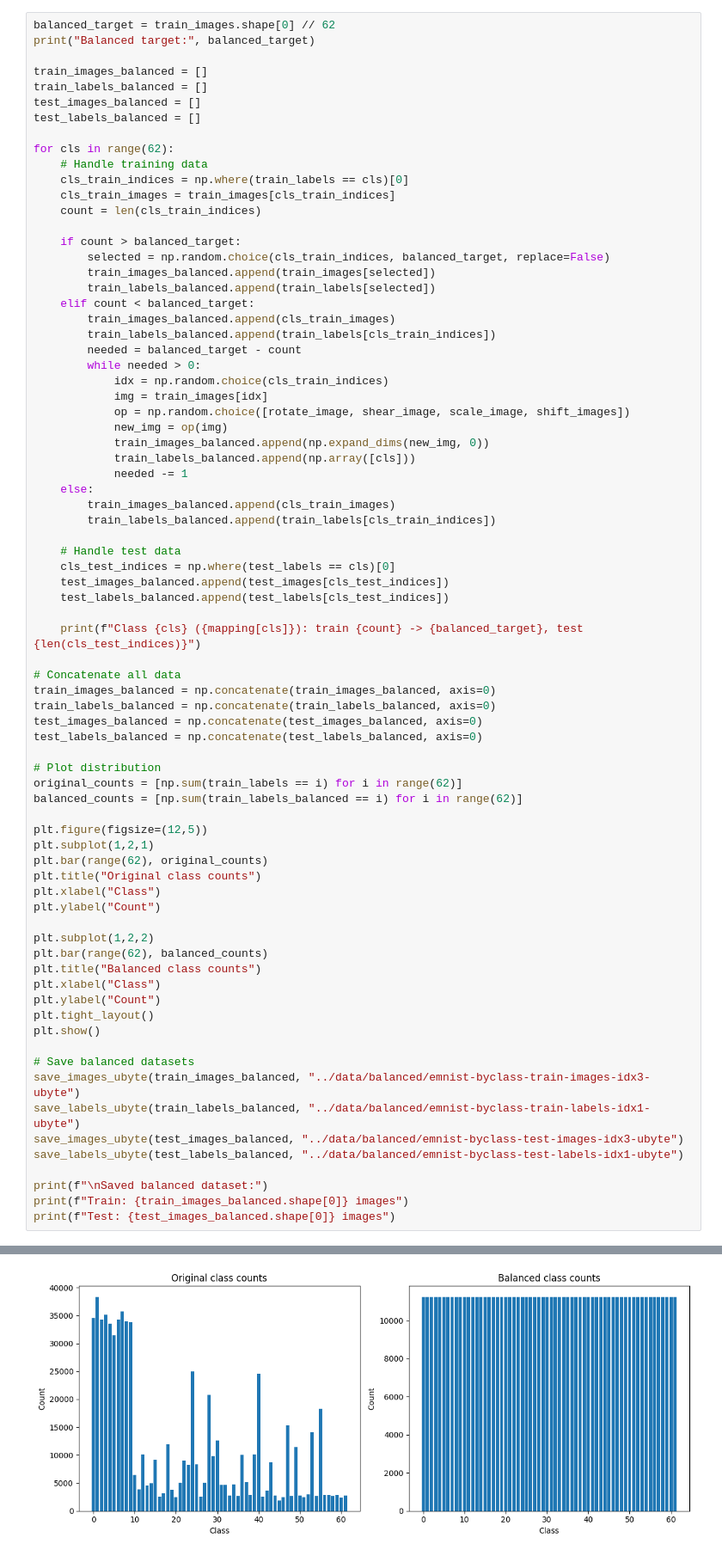
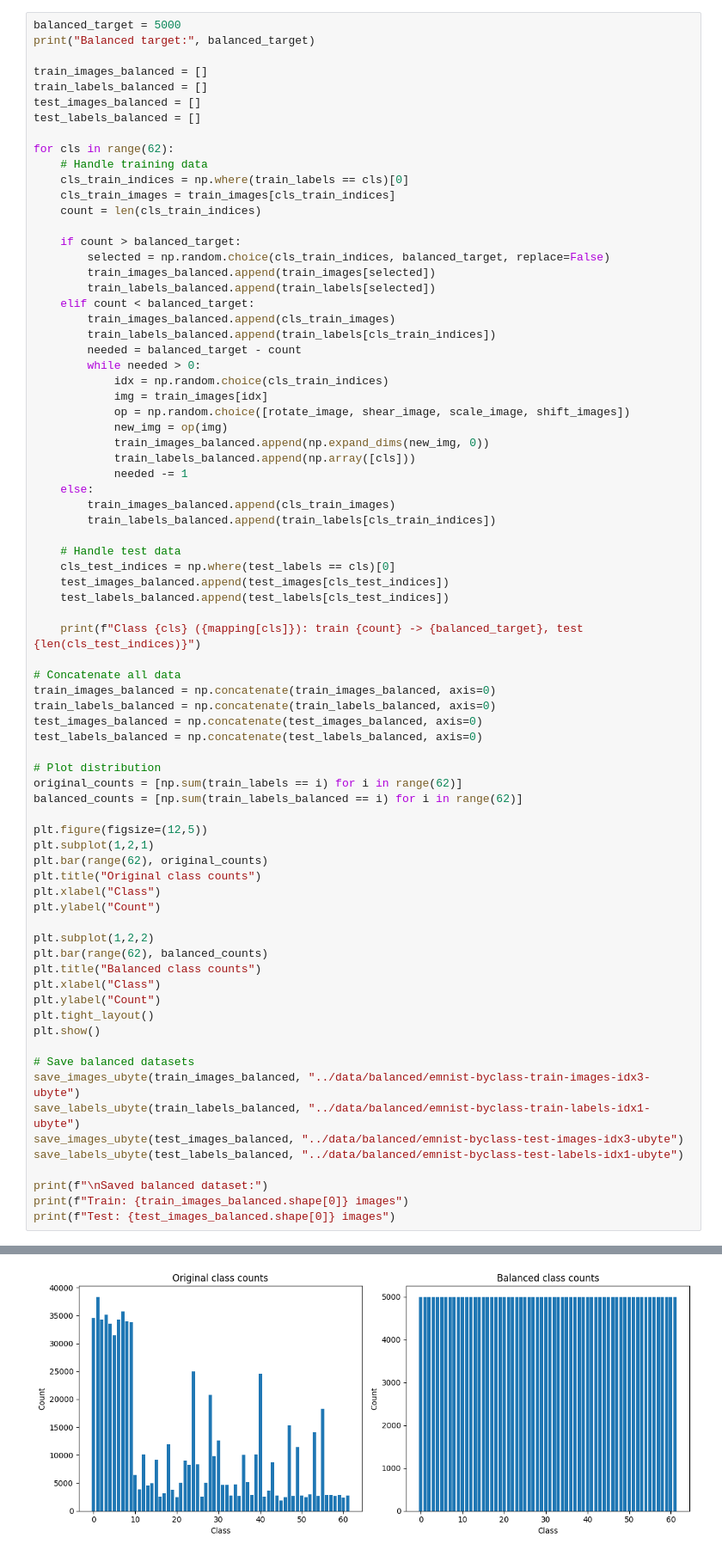
Before and after one commit to Minh1billion/emnist-byclass-regconition-image-processing-project, a Jupyter notebook: notebooks/02_preprocess.ipynb, the cells around one changed output, grey strips where cells are left out. Shown: that part at 86% size. Drawn from its saved outputs; the diff is of its cells as text.

Commit message:
change the balanced point of balanced dataset

```diff
--- a/notebooks/02_preprocess.ipynb
+++ b/notebooks/02_preprocess.ipynb
@@ -224,5 +224,5 @@ plt.show()
 # %%
-balanced_target = train_images.shape[0] // 62
+balanced_target = 5000
 print("Balanced target:", balanced_target)
 
 train_images_balanced = []
@@ -318,2 +318,2 @@ Class 61 (z): train 2725 -> 11256, test 451
-[figure, old version]
+[figure, new version]
 Saved balanced dataset:
```
Also changed, not shown: parts of 7 cells of this notebook, 1 other file.
